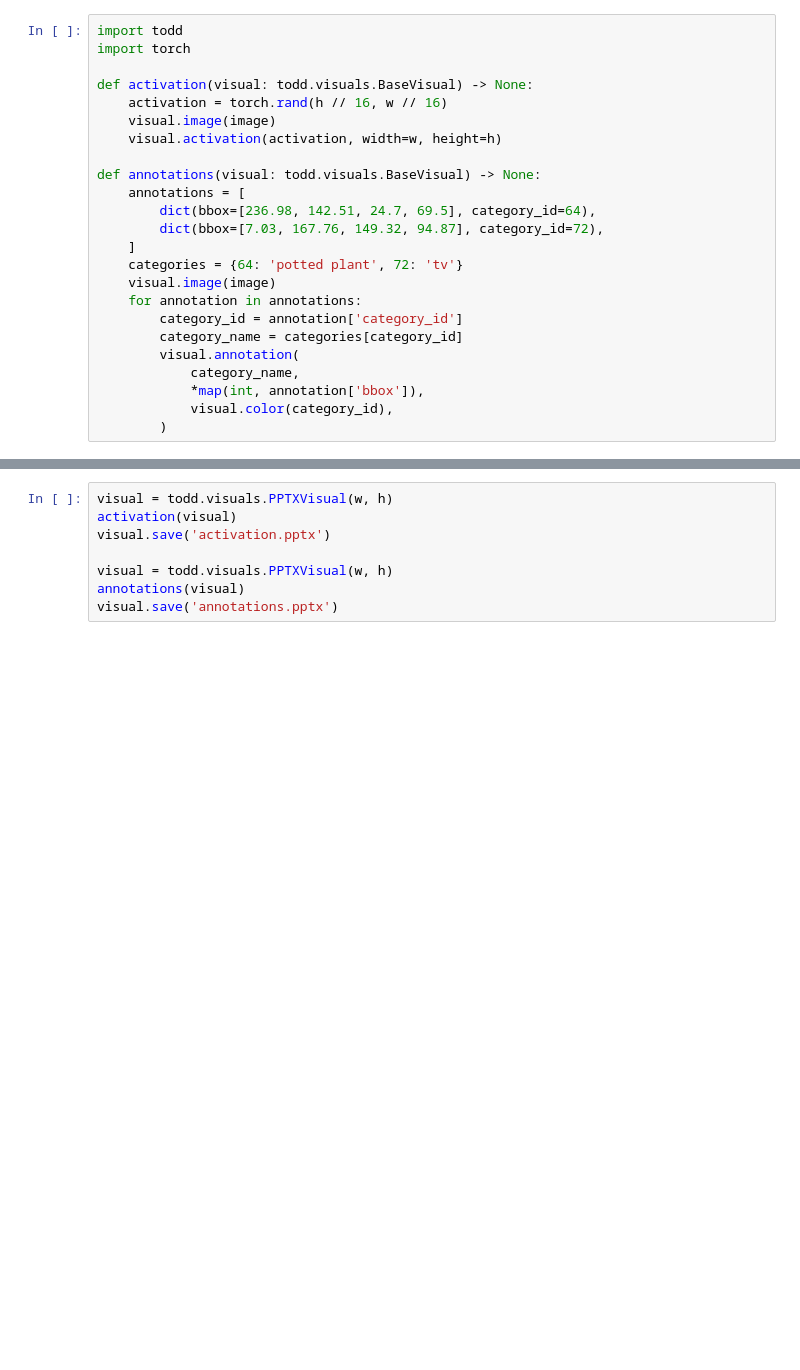
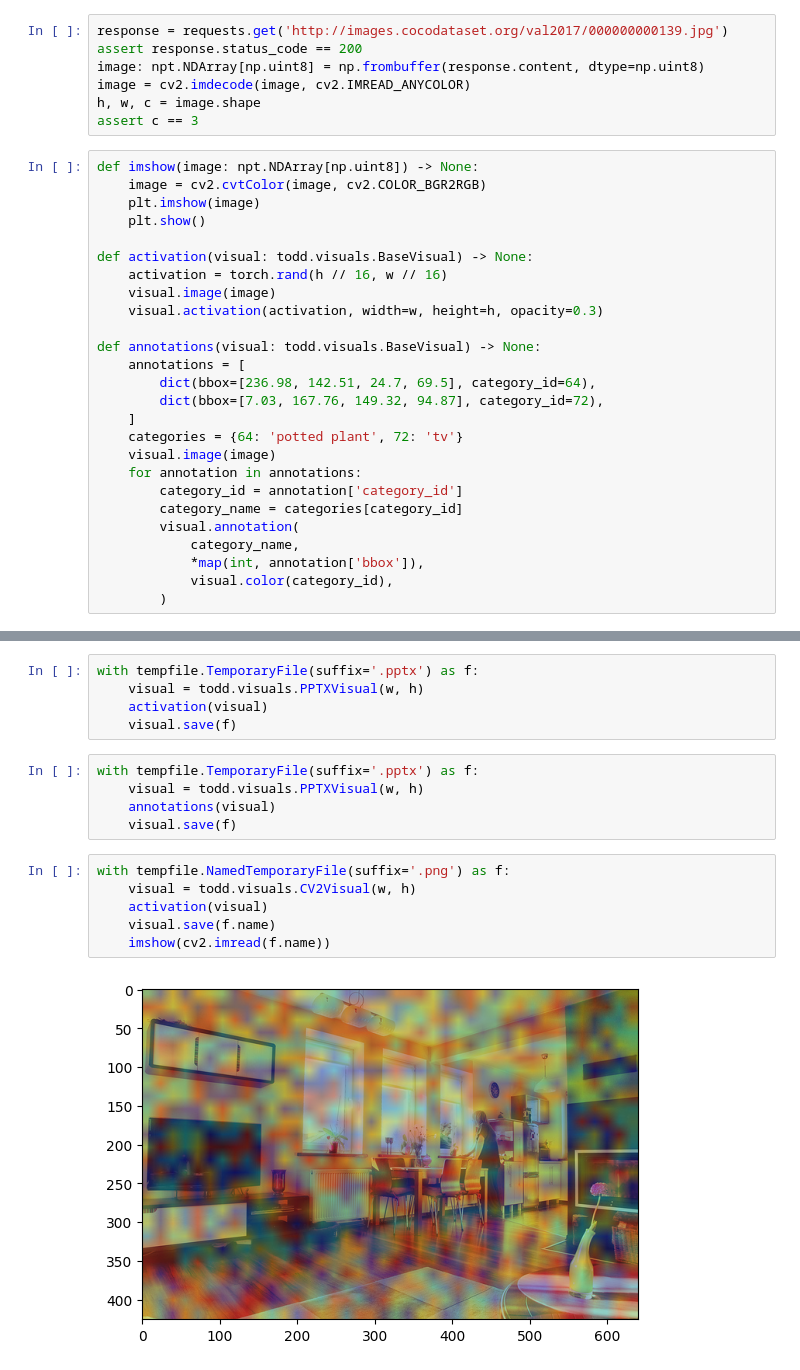
Before and after one commit to LutingWang/todd, a Jupyter notebook: tutorials/visuals.ipynb, the cells around one changed output, grey strips where cells are left out. Saved outputs shown, nothing was run; the diff lists cells and outputs as text; blank space fills up the shorter version.

```diff
--- a/tutorials/visuals.ipynb
+++ b/tutorials/visuals.ipynb
@@ -15,11 +24,20 @@ plt.show()
+# %%
+response = requests.get('http://images.cocodataset.org/val2017/000000000139.jpg')
+assert response.status_code == 200
+image: npt.NDArray[np.uint8] = np.frombuffer(response.content, dtype=np.uint8)
+image = cv2.imdecode(image, cv2.IMREAD_ANYCOLOR)
+h, w, c = image.shape
+assert c == 3
 # %%
-import todd
-import torch
+def imshow(image: npt.NDArray[np.uint8]) -> None:
+    image = cv2.cvtColor(image, cv2.COLOR_BGR2RGB)
+    plt.imshow(image)
+    plt.show()
 
 def activation(visual: todd.visuals.BaseVisual) -> None:
     activation = torch.rand(h // 16, w // 16)
     visual.image(image)
-    visual.activation(activation, width=w, height=h)
+    visual.activation(activation, width=w, height=h, opacity=0.3)
 
 def annotations(visual: todd.visuals.BaseVisual) -> None:
     annotations = [
@@ -51,9 +61,19 @@ def annotations(visual: todd.visuals.BaseVisual) -> None:
+# %%
+with tempfile.TemporaryFile(suffix='.pptx') as f:
+    visual = todd.visuals.PPTXVisual(w, h)
+    activation(visual)
+    visual.save(f)
 # %%
-visual = todd.visuals.PPTXVisual(w, h)
-activation(visual)
-visual.save('activation.pptx')
-
-visual = todd.visuals.PPTXVisual(w, h)
-annotations(visual)
-visual.save('annotations.pptx')
+with tempfile.TemporaryFile(suffix='.pptx') as f:
+    visual = todd.visuals.PPTXVisual(w, h)
+    annotations(visual)
+    visual.save(f)
+# %%
+with tempfile.NamedTemporaryFile(suffix='.png') as f:
+    visual = todd.visuals.CV2Visual(w, h)
+    activation(visual)
+    visual.save(f.name)
+    imshow(cv2.imread(f.name))
+# %% [output]
+[figure, added]
 # %%
```
Also changed, not shown: parts of 6 cells of this notebook, 6 other files.
